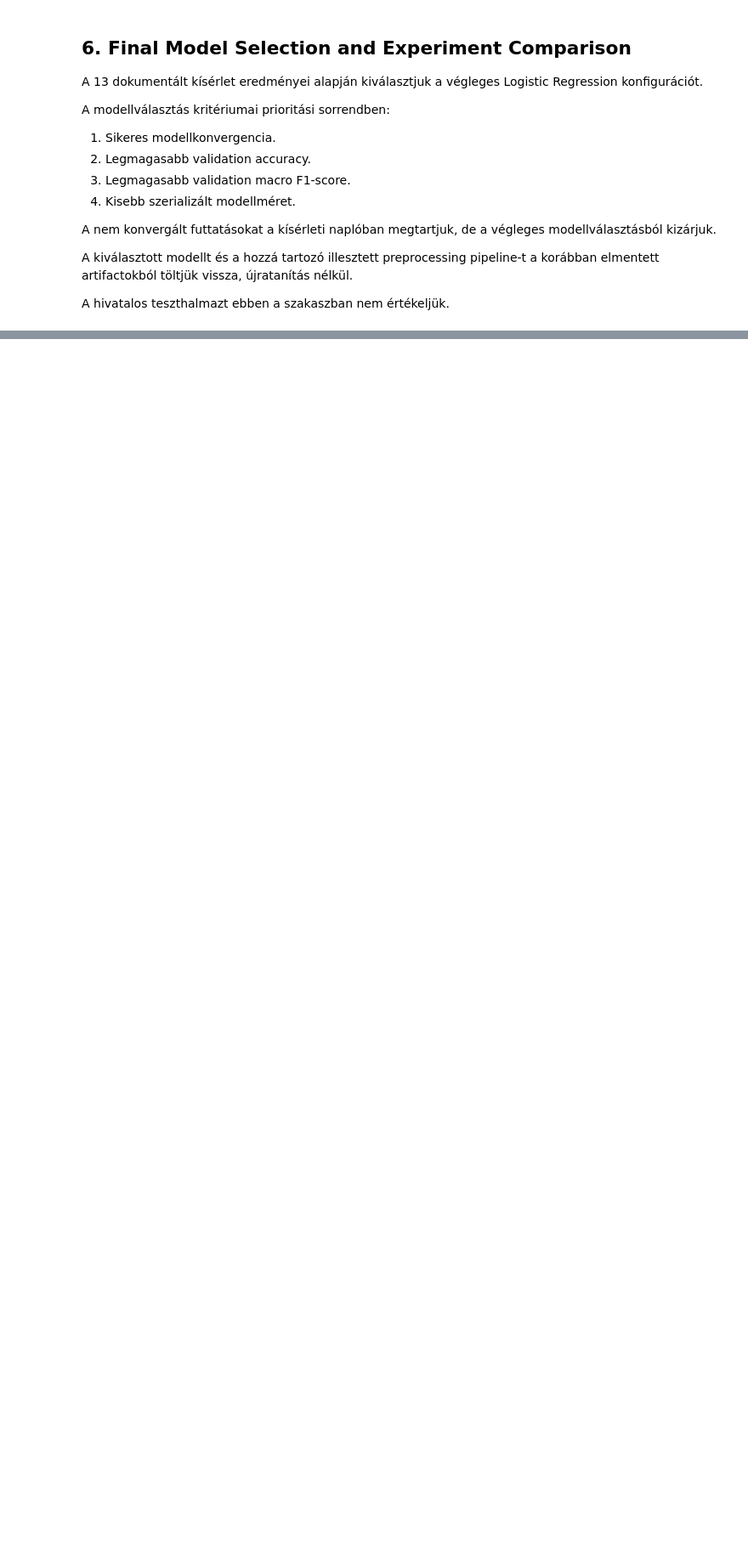
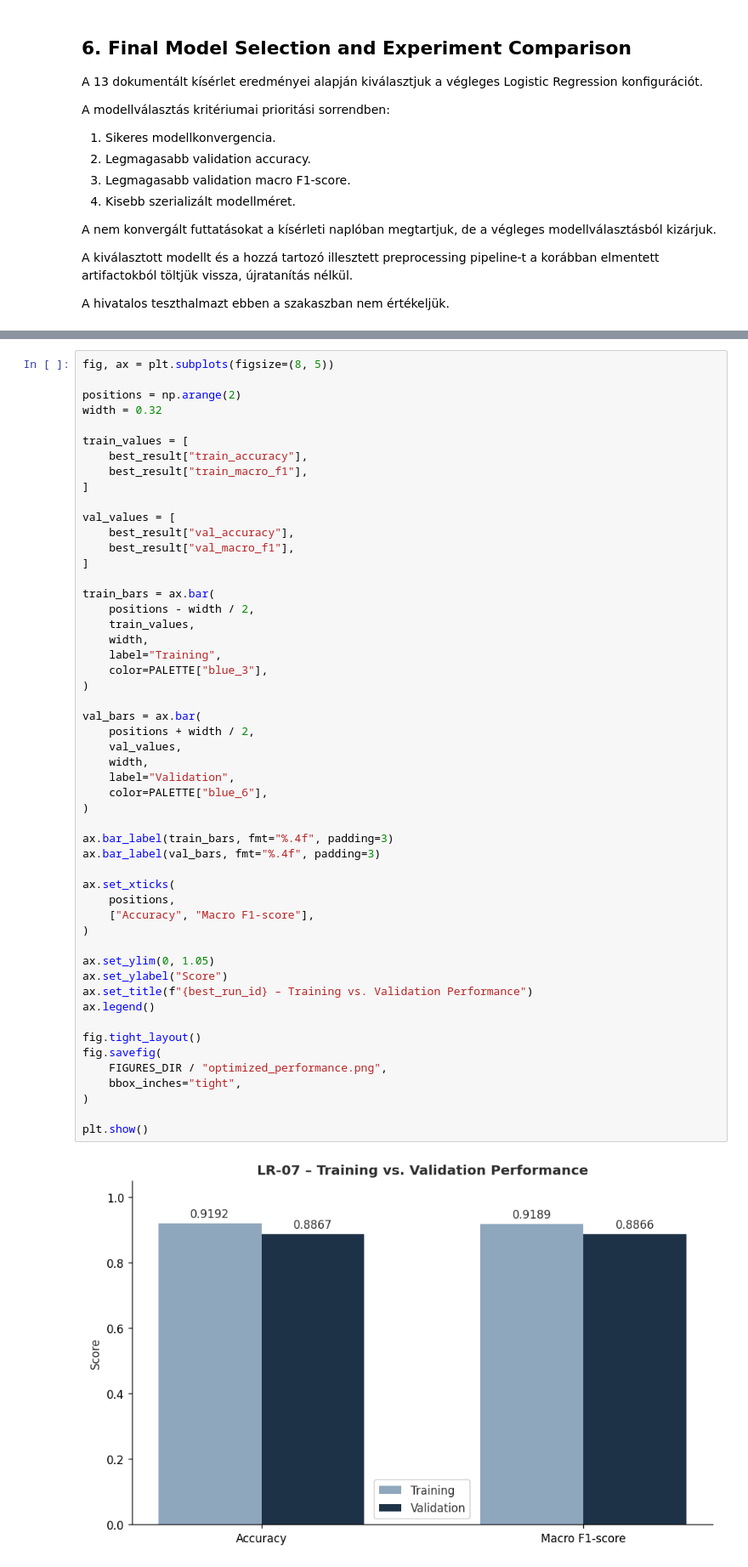
Before and after one commit to aszenas/DLProject_FashionMNIST, a Jupyter notebook: notebooks/02_logistic_regression.ipynb, the cells around one changed output, grey strips where cells are left out. Shown at 85% size. Saved outputs shown, nothing was run; the diff lists cells and outputs as text; blank space fills up the shorter version.

```diff
--- a/notebooks/02_logistic_regression.ipynb
+++ b/notebooks/02_logistic_regression.ipynb
@@ -2072,0 +2048,54 @@ Model and preprocessing verification successful.
+# %%
+fig, ax = plt.subplots(figsize=(8, 5))
+
+positions = np.arange(2)
+width = 0.32
+
+train_values = [
+    best_result["train_accuracy"],
+    best_result["train_macro_f1"],
+]
+
+val_values = [
+    best_result["val_accuracy"],
+    best_result["val_macro_f1"],
+]
+
+train_bars = ax.bar(
+    positions - width / 2,
+    train_values,
+    width,
+    label="Training",
+    color=PALETTE["blue_3"],
+)
+
+val_bars = ax.bar(
+    positions + width / 2,
+    val_values,
+    width,
+    label="Validation",
+    color=PALETTE["blue_6"],
+)
+
+ax.bar_label(train_bars, fmt="%.4f", padding=3)
+ax.bar_label(val_bars, fmt="%.4f", padding=3)
+
+ax.set_xticks(
+    positions,
+    ["Accuracy", "Macro F1-score"],
+)
+
+ax.set_ylim(0, 1.05)
+ax.set_ylabel("Score")
+ax.set_title(f"{best_run_id} – Training vs. Validation Performance")
+ax.legend()
+
+fig.tight_layout()
+fig.savefig(
+    FIGURES_DIR / "optimized_performance.png",
+    bbox_inches="tight",
+)
+
+plt.show()
+# %% [output]
+[figure, added]
```
Also changed, not shown: parts of 47 cells of this notebook, 3 other files.
